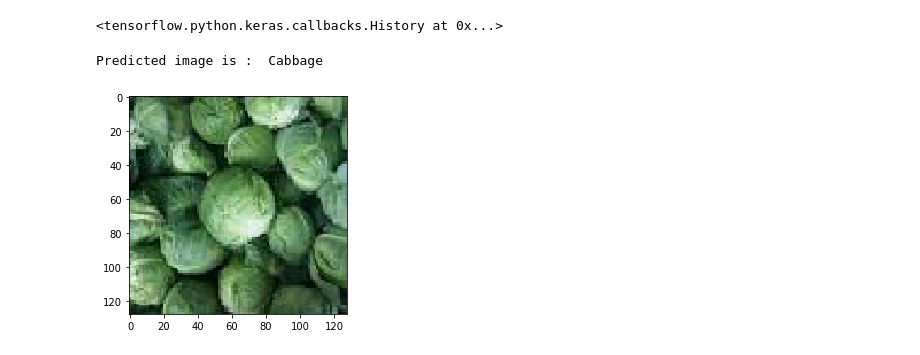
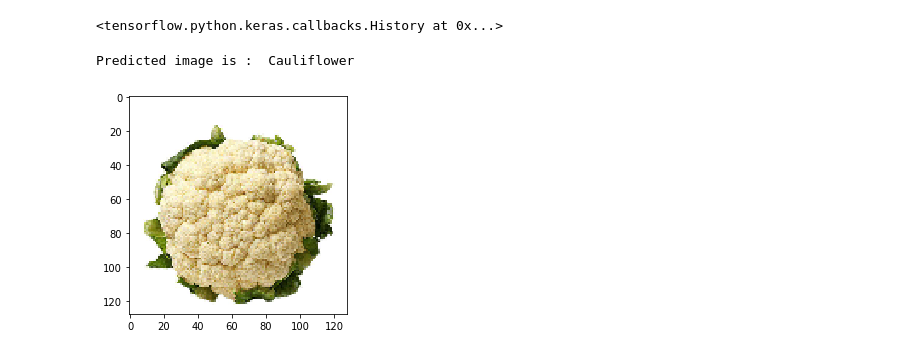
Before and after one commit to Abhi17Rj/Vegetable-Image-Classifier, a Jupyter notebook: Model.ipynb, the cells around one changed output. Saved outputs shown, nothing was run; the diff lists cells and outputs as text; code cells hidden in the pictures.

```diff
--- a/Model.ipynb
+++ b/Model.ipynb
@@ -68,7 +68,7 @@ Epoch 15/15
 161/161 [==============================] - 191s 1s/step - loss: 0.2687 - accuracy: 0.9011 - val_loss: 0.5063 - val_accuracy: 0.8182
 <tensorflow.python.keras.callbacks.History at 0x...>
 # %%
-cnn.save("model.h5")
+
 import matplotlib.pyplot as plt
 import matplotlib.image as mpimg
 import numpy as np
@@ -83,7 +83,7 @@ train_samples = []
 for i in os.listdir("dataset/training"):
     train_categories.append(i)
 
-img = Image.open("dataset/33.jpg")
+img = Image.open("dataset/3.jpg")
 original_img = np.array(img, dtype=np.uint8)
 plt.imshow(original_img)
 
@@ -93,32 +93,32 @@ if img.size[0] > img.size[1]:
     new_w = int(img.size[0] * scale)
     new_size = (new_w, new_h)
 
 else:
     scale = 128 / img.size[0]
     new_h = int(img.size[1] * scale)
     new_w = int(img.size[0] * scale)
     new_size = (new_w, new_h)
 
 resized = img.resize(new_size)
 resized_img = np.array(resized, dtype=np.uint8)
 plt.imshow(resized_img)
 
 left = 0
 right = left + 128
 up = 0
 down = up + 128
 
 cropped = resized.crop((left, up, right, down))
 cropped_img = np.array(cropped, dtype=np.uint8)
 
 cropped_img = cropped_img / 255.0
 X = np.reshape(cropped_img, newshape=(1, cropped_img.shape[0], cropped_img.shape[1], cropped_img.shape[2]))
 
 prediction_multi = cnn.predict(x=X)
 store = np.argmax(prediction_multi)
 print("Predicted image is : ", train_categories[store])
 
 plt.show()
 # %% [output]
-Predicted image is :  Cabbage
+Predicted image is :  Cauliflower
-[figure, old version]
+[figure, new version]
```
